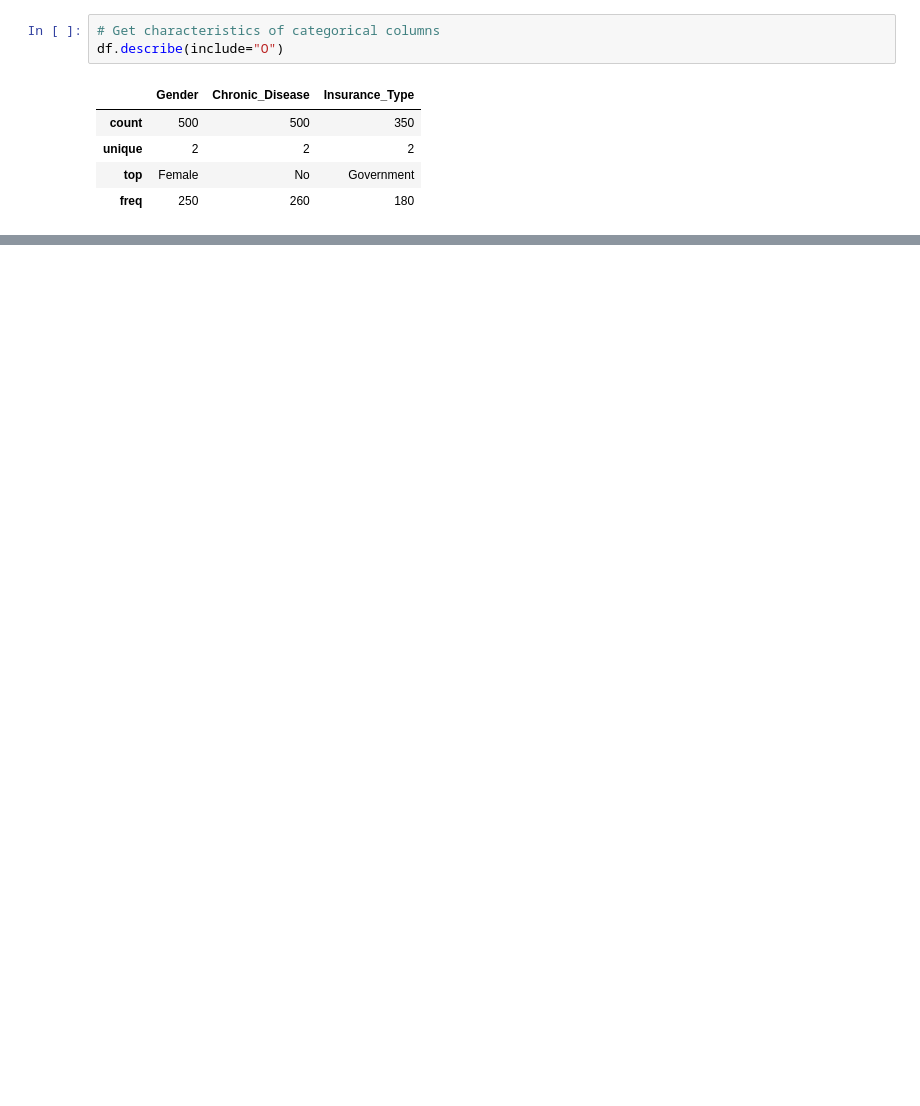
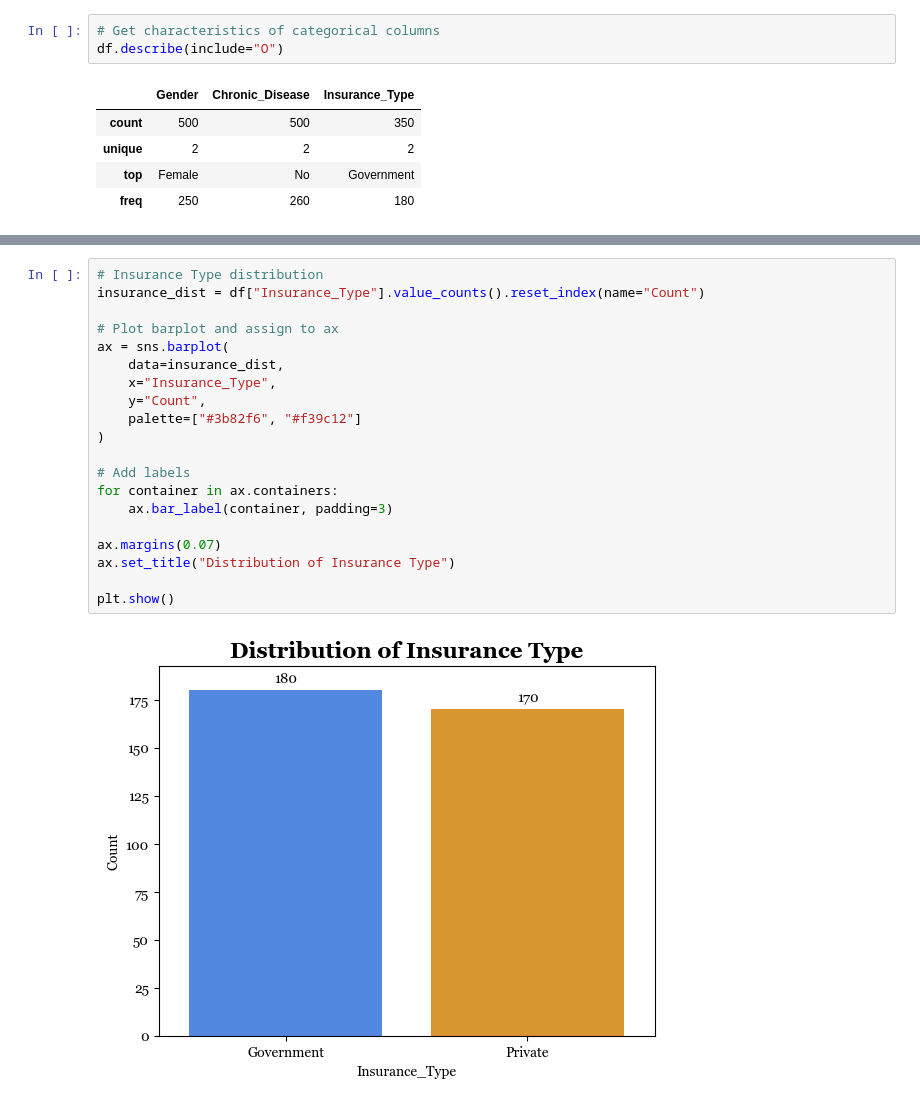
Before and after one commit to murithidenisgitobu/PATIENT-CHURN-PREDICTION, a Jupyter notebook: Patient_Churn_Notebook.ipynb, the cells around one changed output, grey strips where cells are left out. Drawn from its saved outputs; the diff is of its cells as text; blank space fills up the shorter version.

```diff
--- a/Patient_Churn_Notebook.ipynb
+++ b/Patient_Churn_Notebook.ipynb
@@ -110,0 +150,22 @@ df.describe(include="O")
+# %%
+# Insurance Type distribution
+insurance_dist = df["Insurance_Type"].value_counts().reset_index(name="Count")
+
+# Plot barplot and assign to ax
+ax = sns.barplot(
+    data=insurance_dist,
+    x="Insurance_Type",
+    y="Count",
+    palette=["#3b82f6", "#f39c12"]
+)
+
+# Add labels
+for container in ax.containers:
+    ax.bar_label(container, padding=3)
+
+ax.margins(0.07)
+ax.set_title("Distribution of Insurance Type")
+
+plt.show()
+# %% [output]
+[figure, added]
```
Also changed, not shown: parts of 7 cells of this notebook.
